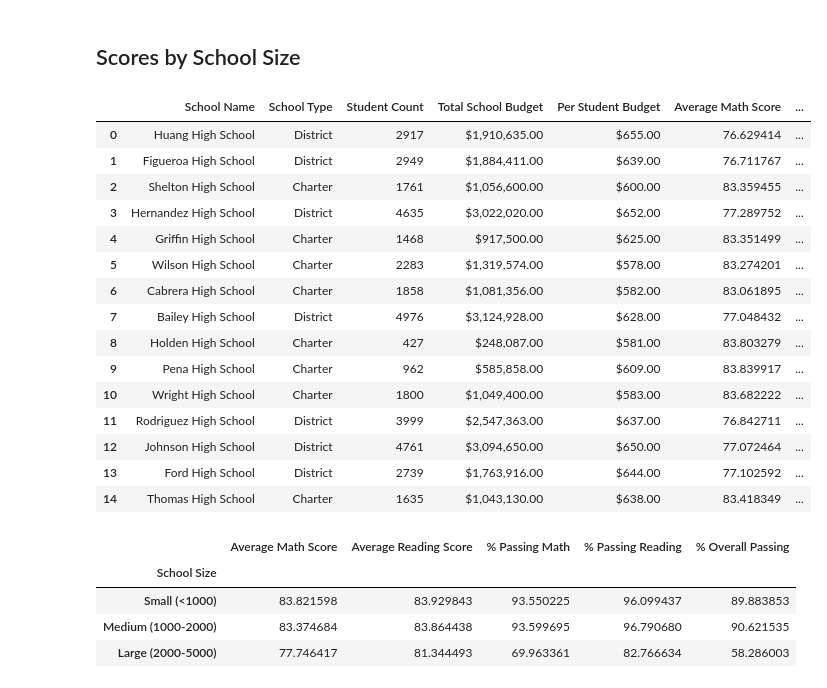
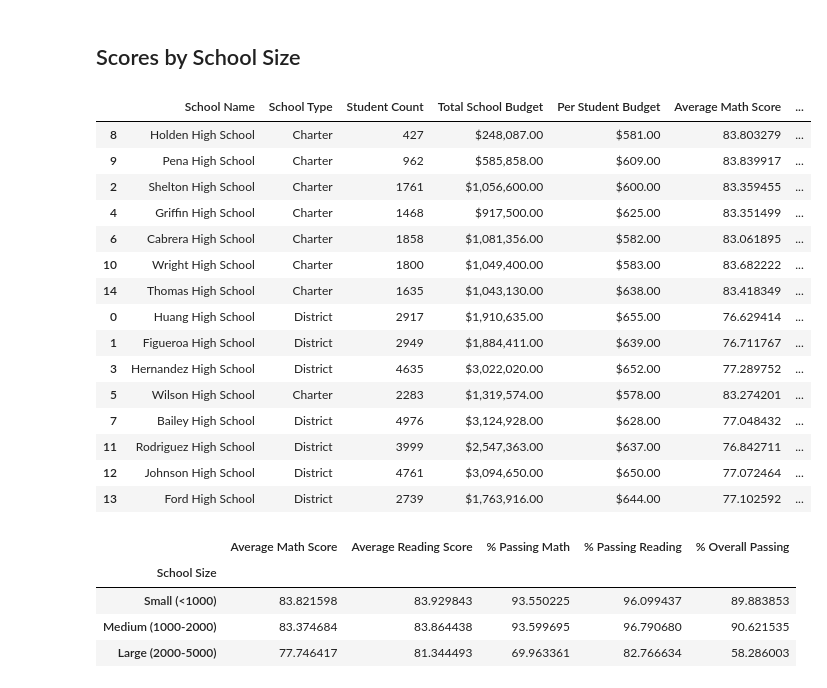
Before and after one commit to dantstephens/City_Schools_Analysis, a Jupyter notebook: PyCitySchools/PyCitySchools.ipynb, the cells around one changed output. Cells and saved outputs as stored; diff of their text form; code cells hidden in the pictures.

```diff
--- a/PyCitySchools/PyCitySchools.ipynb
+++ b/PyCitySchools/PyCitySchools.ipynb
@@ -639,26 +639,27 @@ labels = ["Small (<1000)", "Medium (1000-2000)", "Large (2000-5000)"]
 # %%
 # Categorizes the spending based on the bins
 # Uses `pd.cut` on the "Total Students" column of the `per_school_summary` DataFrame.
 
 per_school_summary["School Size"] = pd.cut(per_school_summary["Student Count"], size_bins, labels=labels)
+per_school_summary = per_school_summary.sort_values(by=["School Size"], ascending=True)
 per_school_summary
 # %% [output]
 |  | School Name | School Type | Student Count | Total School Budget | Per Student Budget | Average Math Score | ... |
+| 8 | Holden High School | Charter | 427 | $248,087.00 | $581.00 | 83.803279 | ... |
+| 9 | Pena High School | Charter | 962 | $585,858.00 | $609.00 | 83.839917 | ... |
+| 2 | Shelton High School | Charter | 1761 | $1,056,600.00 | $600.00 | 83.359455 | ... |
+| 4 | Griffin High School | Charter | 1468 | $917,500.00 | $625.00 | 83.351499 | ... |
+| 6 | Cabrera High School | Charter | 1858 | $1,081,356.00 | $582.00 | 83.061895 | ... |
+| 10 | Wright High School | Charter | 1800 | $1,049,400.00 | $583.00 | 83.682222 | ... |
+| 14 | Thomas High School | Charter | 1635 | $1,043,130.00 | $638.00 | 83.418349 | ... |
 | 0 | Huang High School | District | 2917 | $1,910,635.00 | $655.00 | 76.629414 | ... |
 | 1 | Figueroa High School | District | 2949 | $1,884,411.00 | $639.00 | 76.711767 | ... |
-| 2 | Shelton High School | Charter | 1761 | $1,056,600.00 | $600.00 | 83.359455 | ... |
 | 3 | Hernandez High School | District | 4635 | $3,022,020.00 | $652.00 | 77.289752 | ... |
-| 4 | Griffin High School | Charter | 1468 | $917,500.00 | $625.00 | 83.351499 | ... |
 | 5 | Wilson High School | Charter | 2283 | $1,319,574.00 | $578.00 | 83.274201 | ... |
-| 6 | Cabrera High School | Charter | 1858 | $1,081,356.00 | $582.00 | 83.061895 | ... |
 | 7 | Bailey High School | District | 4976 | $3,124,928.00 | $628.00 | 77.048432 | ... |
-| 8 | Holden High School | Charter | 427 | $248,087.00 | $581.00 | 83.803279 | ... |
-| 9 | Pena High School | Charter | 962 | $585,858.00 | $609.00 | 83.839917 | ... |
-| 10 | Wright High School | Charter | 1800 | $1,049,400.00 | $583.00 | 83.682222 | ... |
 | 11 | Rodriguez High School | District | 3999 | $2,547,363.00 | $637.00 | 76.842711 | ... |
 | 12 | Johnson High School | District | 4761 | $3,094,650.00 | $650.00 | 77.072464 | ... |
 | 13 | Ford High School | District | 2739 | $1,763,916.00 | $644.00 | 77.102592 | ... |
-| 14 | Thomas High School | Charter | 1635 | $1,043,130.00 | $638.00 | 83.418349 | ... |
 # %%
 # Calculates averages for the desired columns.
 size_math_scores = per_school_summary.groupby(["School Size"])["Average Math Score"].mean()
```
Also changed, not shown: parts of 10 cells of this notebook.
